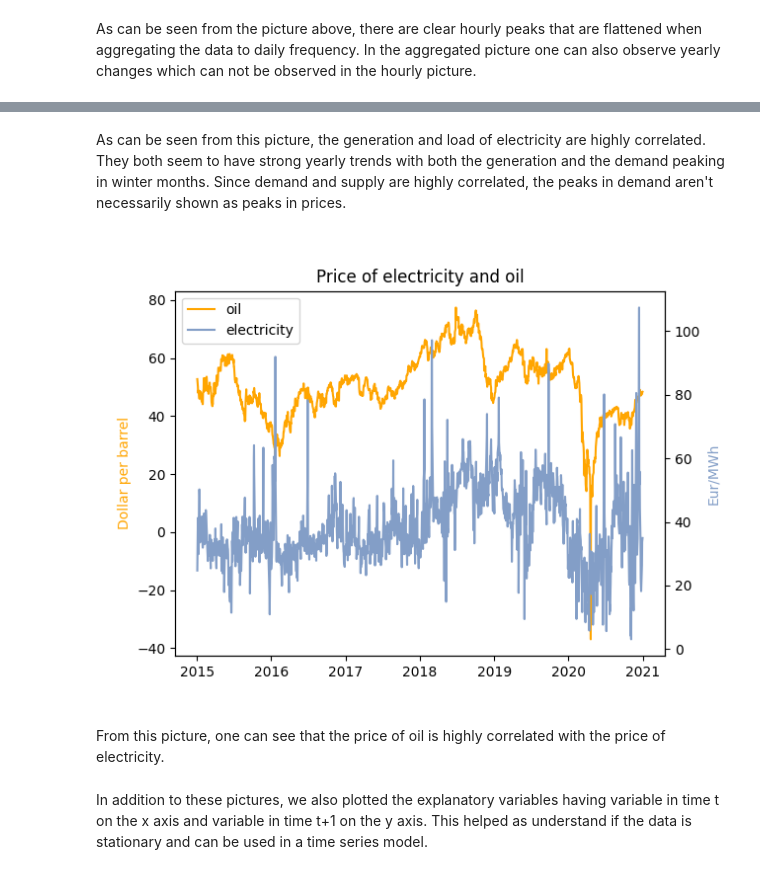
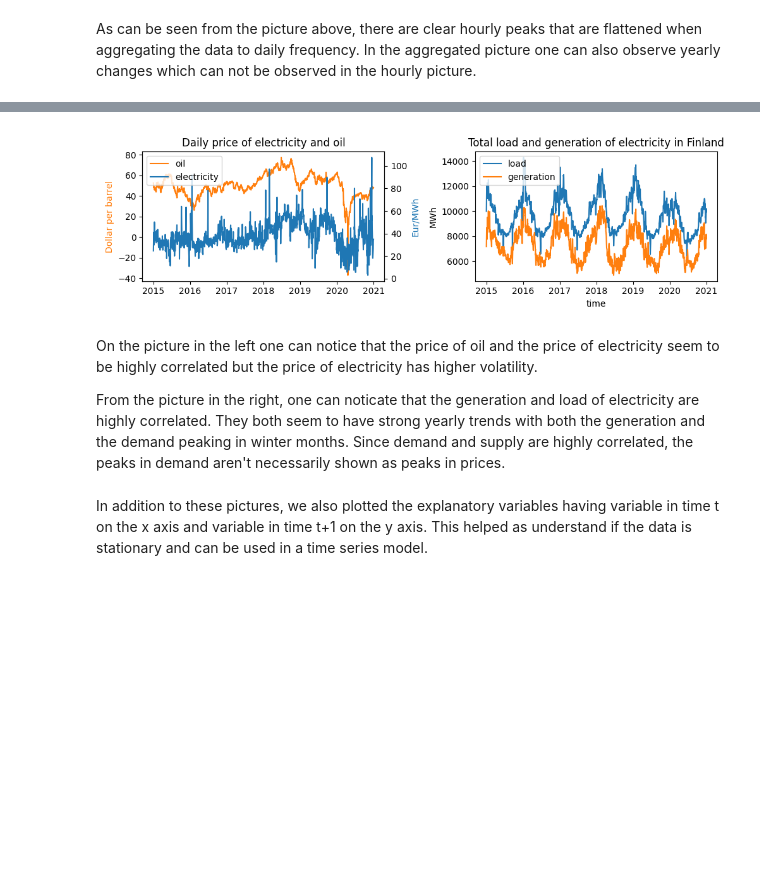
Before and after one commit to MergHQ/ids22-miniproject, a Jupyter notebook: technical_report.ipynb, the cells around one changed output, grey strips where cells are left out. Drawn from its saved outputs; the diff is of its cells as text; code cells hidden in the pictures; blank space fills up the shorter version.

```diff
--- a/technical_report.ipynb
+++ b/technical_report.ipynb
@@ -64,11 +60,11 @@ Image("./images/load_and_gen_daily.png")
-# %% [markdown]
-As can be seen from this picture, the generation and load of electricity are highly correlated. They both seem to have strong yearly trends with both the generation and the demand peaking in winter months. Since demand and supply are highly correlated, the peaks in demand aren't necessarily shown as peaks in prices.
 # %%
-Image('./images/elec_and_oil.png')
+Image('./images/elec_and_oil_load_and_gen.png')
 # %% [output]
-[figure, old version]
+[figure, new version]
-# %% [markdown]
-From this picture, one can see that the price of oil is highly correlated with the price of electricity.
+# %% [markdown]
+On the picture in the left one can notice that the price of oil and the price of electricity seem to be highly correlated but the price of electricity has higher volatility.
+
+From the picture in the right, one can noticate that the generation and load of electricity are highly correlated. They both seem to have strong yearly trends with both the generation and the demand peaking in winter months. Since demand and supply are highly correlated, the peaks in demand aren't necessarily shown as peaks in prices.
 # %% [markdown]
 In addition to these pictures, we also plotted the explanatory variables having variable in time t on the x axis and variable in time t+1 on the y axis. This helped as understand if the data is stationary and can be used in a time series model.
 # %% [markdown]
```
Also changed, not shown: parts of 1 cell of this notebook, 4 other files.
